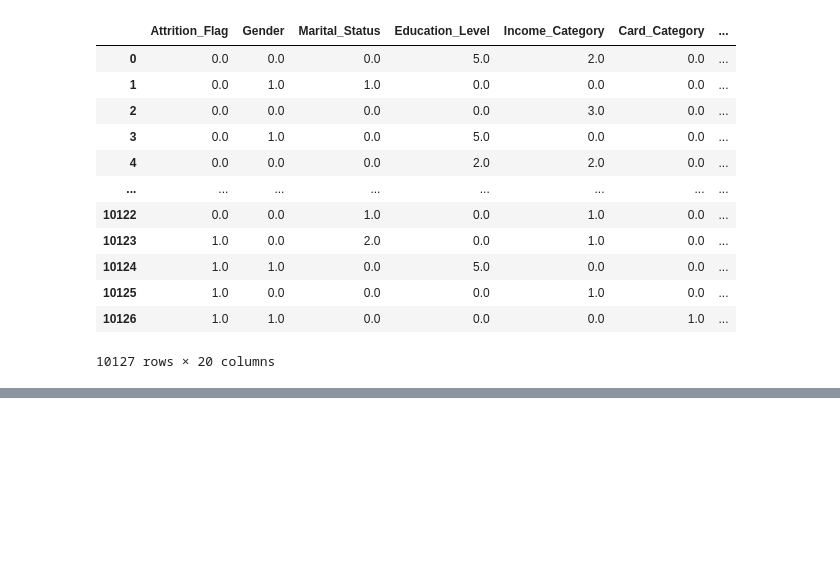
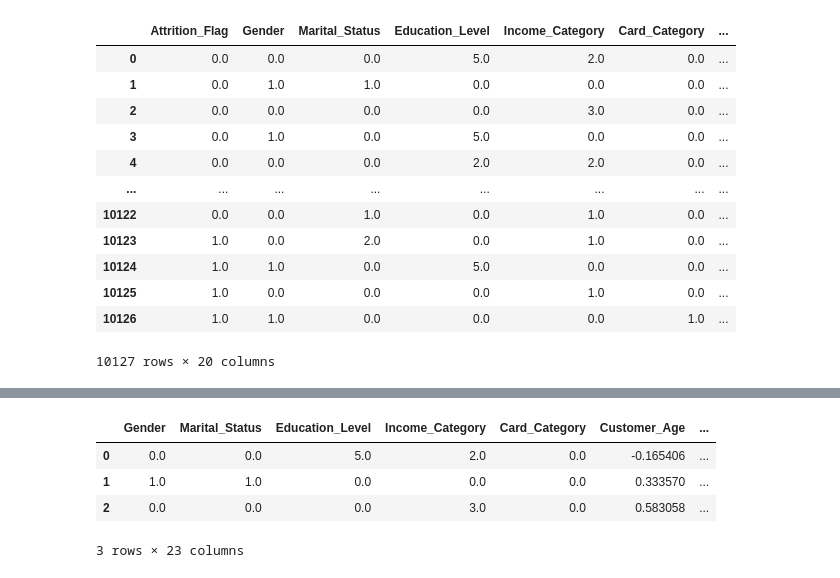
Before and after one commit to Ahn-seongjun/DS_team2, a Jupyter notebook: younghunahn/군집화 영훈.ipynb, the cells around one changed output, grey strips where cells are left out. Cells and saved outputs as stored; diff of their text form; code cells hidden in the pictures; blank space fills up the shorter version.

```diff
--- a/younghunahn/군집화 영훈.ipynb
+++ b/younghunahn/군집화 영훈.ipynb
@@ -230,0 +240,10 @@ df.tail()
+# %%
+df['pca_x']=pca_transformed[:,0] #첫번째 값(X 좌표)
+df['pca_y']=pca_transformed[:,1] #첫번째 값(y 좌표)
+df.head(3)
+# %% [output]
+|  | Gender | Marital_Status | Education_Level | Income_Category | Card_Category | Customer_Age | ... |
+| 0 | 0.0 | 0.0 | 5.0 | 2.0 | 0.0 | -0.165406 | ... |
+| 1 | 1.0 | 1.0 | 0.0 | 0.0 | 0.0 | 0.333570 | ... |
+| 2 | 0.0 | 0.0 | 0.0 | 3.0 | 0.0 | 0.583058 | ... |
+3 rows × 23 columns
```
Also changed, not shown: parts of 13 cells of this notebook, 1 other file.
